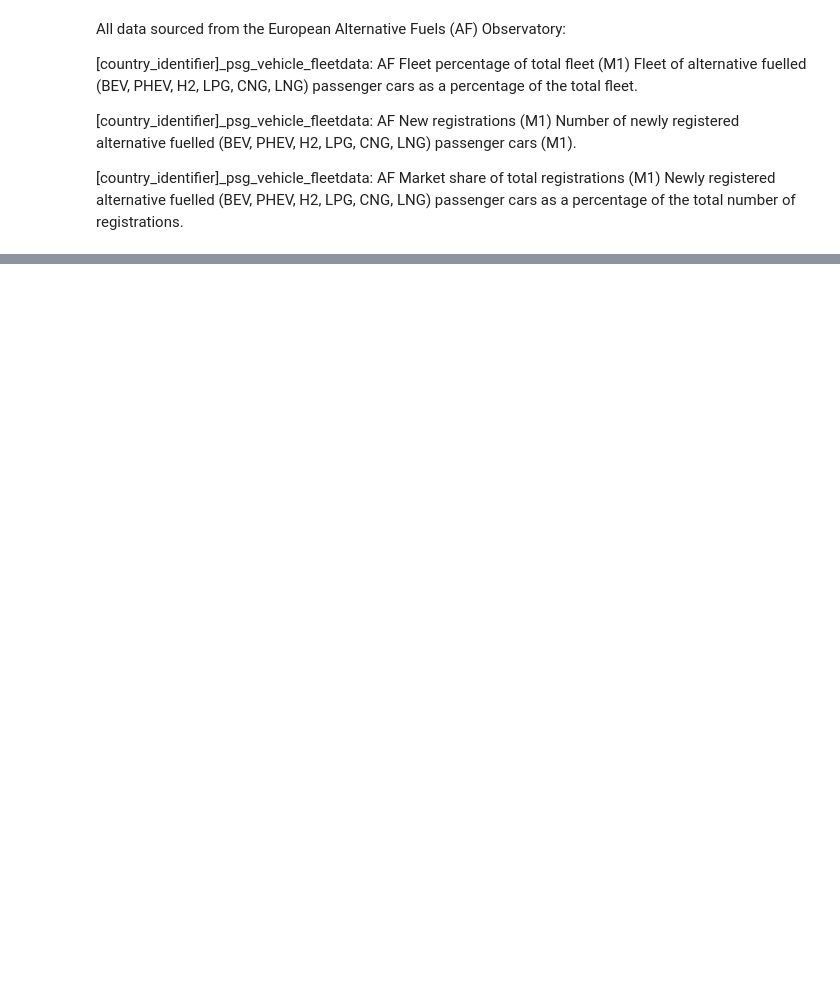
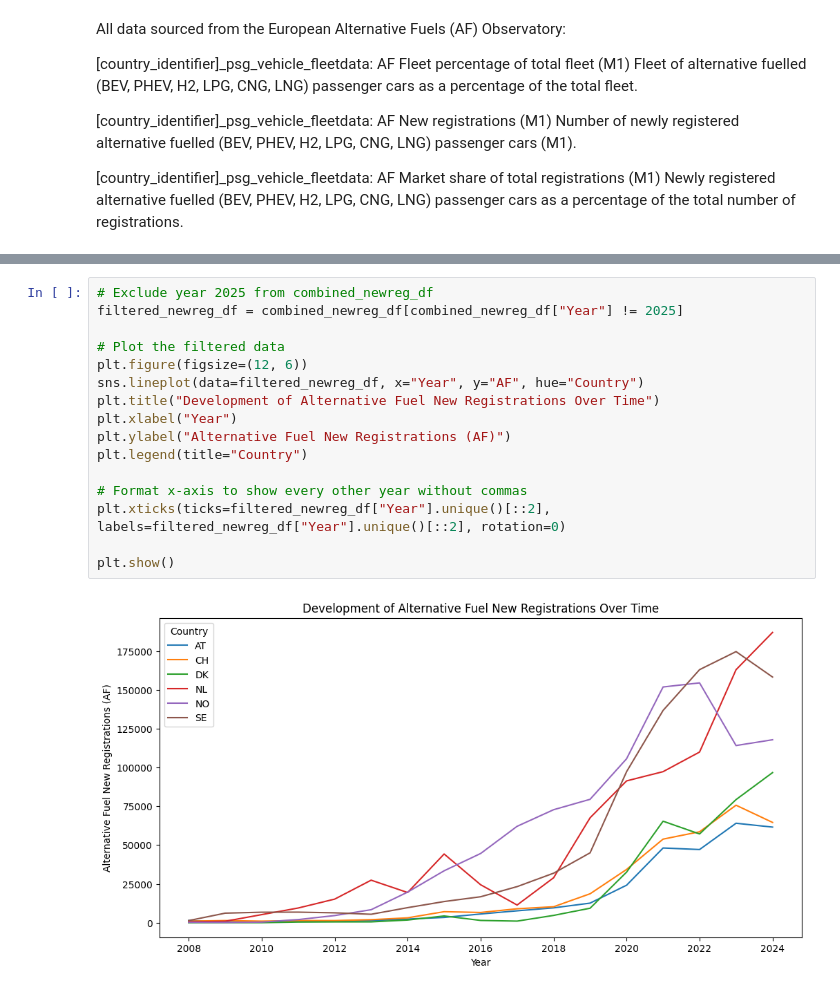
Before and after one commit to JskifterJ/DSML, a Jupyter notebook: notebooks/fleet_data_EDA_v2.ipynb, the cells around one changed output, grey strips where cells are left out. Cells and saved outputs as stored; diff of their text form; blank space fills up the shorter version.

```diff
--- a/notebooks/fleet_data_EDA_v2.ipynb
+++ b/notebooks/fleet_data_EDA_v2.ipynb
@@ -66,0 +248,18 @@ print(f"Combined dataset saved to {processed_path}/combined_fleet_data.csv")
+# %%
+# Exclude year 2025 from combined_newreg_df
+filtered_newreg_df = combined_newreg_df[combined_newreg_df["Year"] != 2025]
+
+# Plot the filtered data
+plt.figure(figsize=(12, 6))
+sns.lineplot(data=filtered_newreg_df, x="Year", y="AF", hue="Country")
+plt.title("Development of Alternative Fuel New Registrations Over Time")
+plt.xlabel("Year")
+plt.ylabel("Alternative Fuel New Registrations (AF)")
+plt.legend(title="Country")
+
+# Format x-axis to show every other year without commas
+plt.xticks(ticks=filtered_newreg_df["Year"].unique()[::2], labels=filtered_newreg_df["Year"].unique()[::2], rotation=0)
+
+plt.show()
+# %% [output]
+[figure, added]
```
Also changed, not shown: parts of 12 cells of this notebook, 11 other files.
